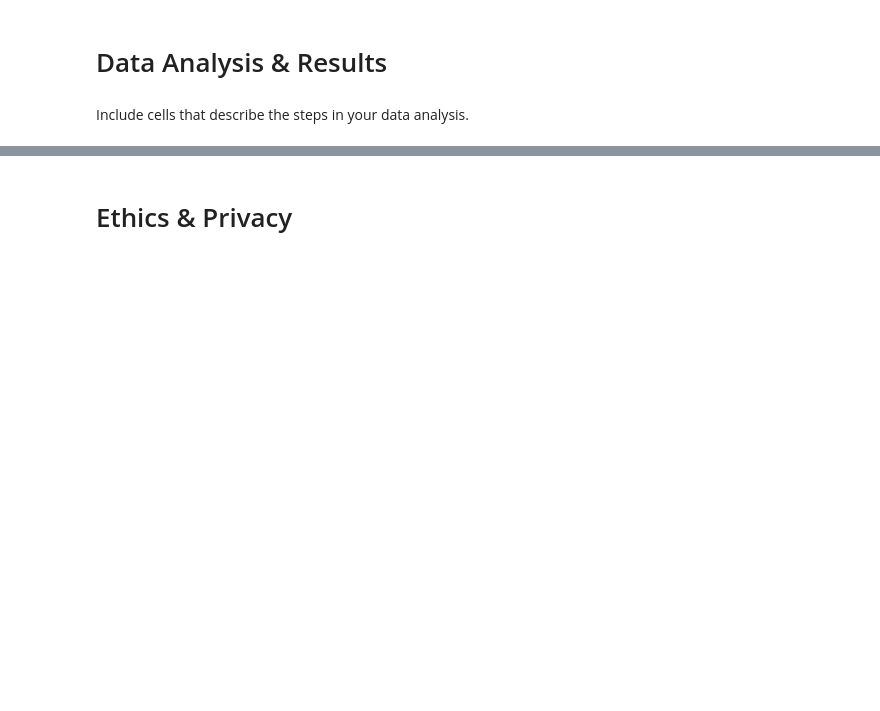
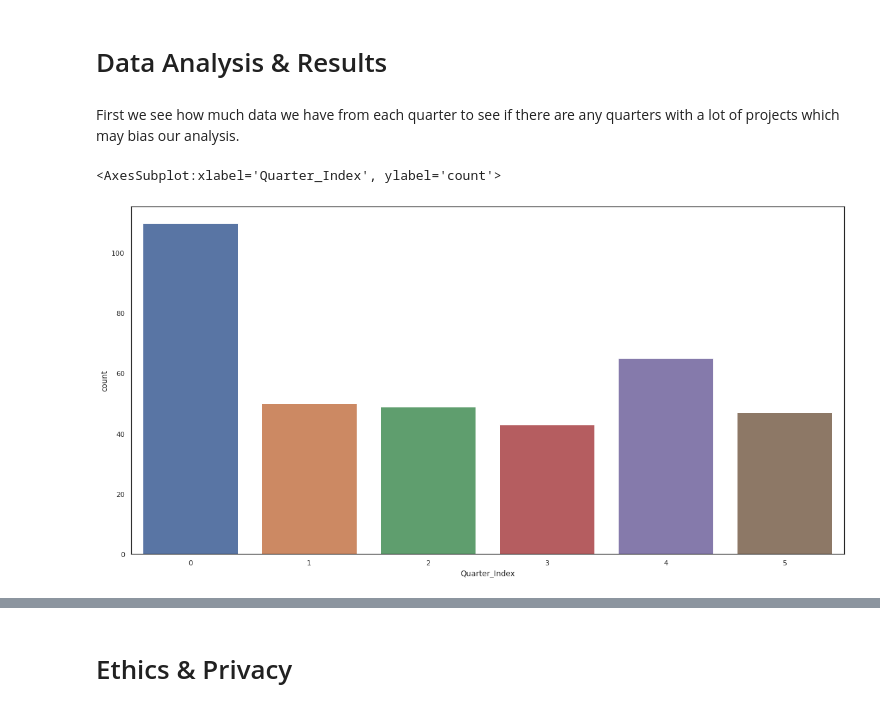
Before and after one commit to jchung01/COGS108-Project-Copy, a Jupyter notebook: FinalProjectGroup096-Fa21.ipynb, the cells around one changed output, grey strips where cells are left out. Saved outputs shown, nothing was run; the diff lists cells and outputs as text; code cells hidden in the pictures; blank space fills up the shorter version.

Commit message:
updated final project

```diff
--- a/FinalProjectGroup096-Fa21.ipynb
+++ b/FinalProjectGroup096-Fa21.ipynb
@@ -64,0 +239,29 @@ Describe your data cleaning steps here.
+# %%
+# using glob to get all csvs
+files = glob.glob('./csvs/*.csv')
+df = pd.DataFrame()
+entries = 0
+
+# read all csvs to dataframes and combine into one df
+for f_name in files:
+    csv = pd.read_csv(f_name)
+    df = df.append(csv)
+    entries = entries + len(csv.index)
+
+assert(len(df.index) == entries)
+print('Observations: ' + str(len(df.index)))
+
+#Add chronological order to rows
+chronological = []
+#starting from spring 19 as 0
+#NOTE: We do not have any data for Fall 2019
+qtr_index_dict = {"SP19": 0, "WI20": 1, "SP20": 2, "FA20": 3, "WI21": 4, "SP21": 5}
+qtr_index = []
+
+for index, row in df.iterrows():
+#     print(row['Quarter'], row['Year'])
+    qtr = row['Quarter'] + str(row['Year'])
+    qtr_index.append(qtr_index_dict[qtr])
+df['Quarter_Index'] = qtr_index
+
+df.head()
@@ -65,4 +276,2 @@ Describe your data cleaning steps here.
 # %% [markdown]
 # Data Analysis & Results
-# %% [markdown]
-Include cells that describe the steps in your data analysis.
@@ -71,0 +278,7 @@ Include cells that describe the steps in your data analysis.
+# %% [markdown]
+First we see how much data we have from each quarter to see if there are any quarters with a lot of projects which may bias our analysis.
+# %%
+sns.countplot(x='Quarter_Index',data=df)
+# %% [output]
+<AxesSubplot:xlabel='Quarter_Index', ylabel='count'>
+[figure, added]
```
Also changed, not shown: parts of 68 cells of this notebook, 2 other files.
